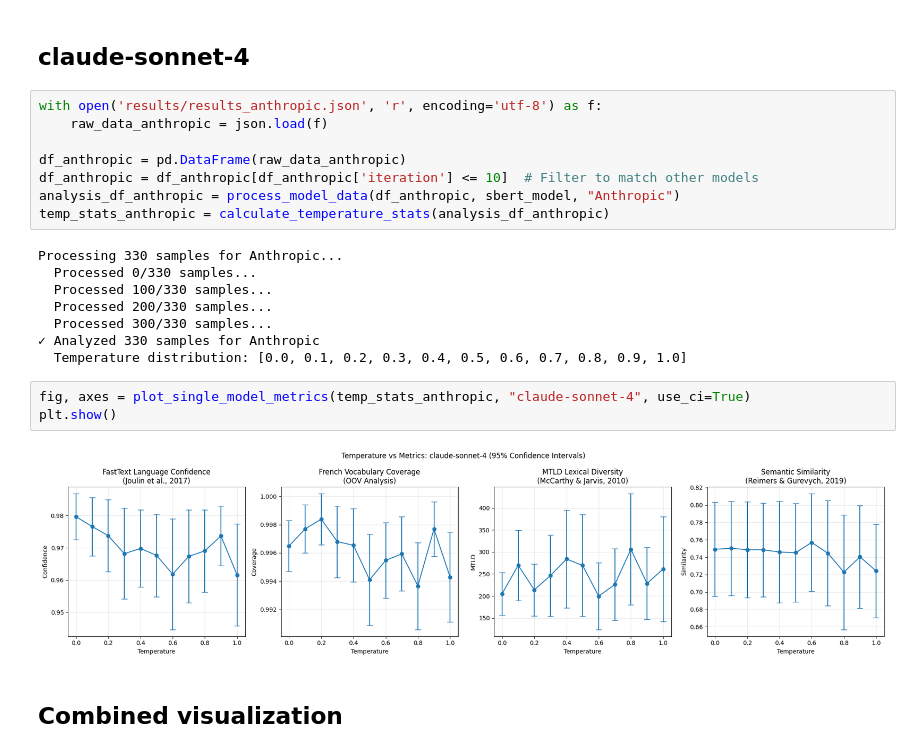
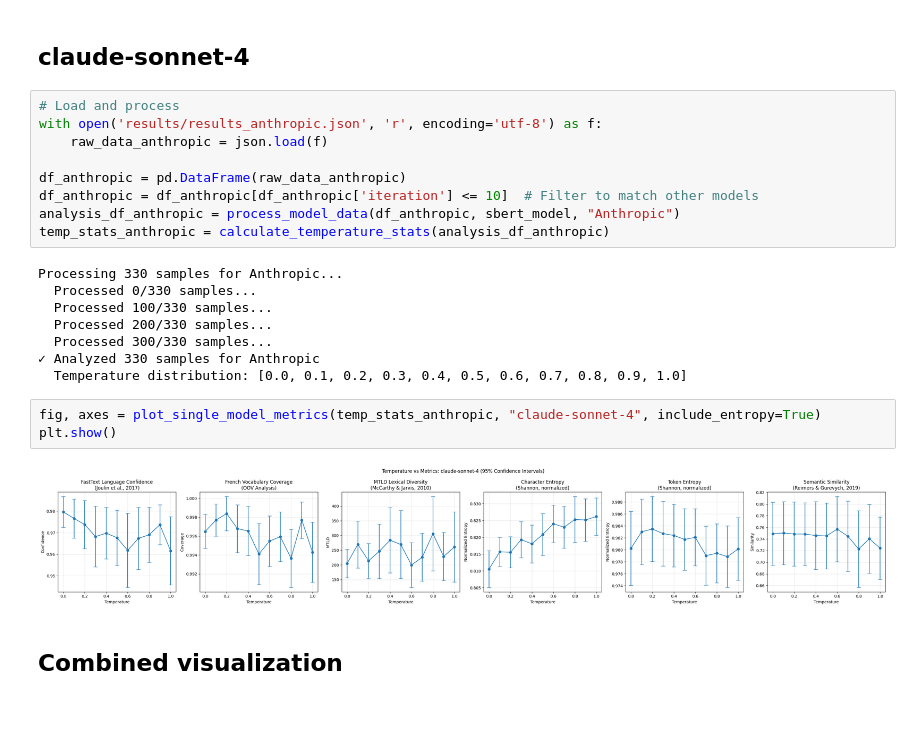
Before and after one commit to szkjn/temperature-impact-analysis, a Jupyter notebook: metrics.ipynb, the cells around one changed output. Saved outputs shown, nothing was run; the diff lists cells and outputs as text; blank space fills up the shorter version.

```diff
--- a/metrics.ipynb
+++ b/metrics.ipynb
@@ -66,6 +66,7 @@ plt.show()
 # %% [markdown]
 ## claude-sonnet-4
 # %%
+# Load and process
 with open('results/results_anthropic.json', 'r', encoding='utf-8') as f:
     raw_data_anthropic = json.load(f)
 
@@ -82,10 +83,10 @@ Processing 330 samples for Anthropic...
 ✓ Analyzed 330 samples for Anthropic
   Temperature distribution: [0.0, 0.1, 0.2, 0.3, 0.4, 0.5, 0.6, 0.7, 0.8, 0.9, 1.0]
 # %%
-fig, axes = plot_single_model_metrics(temp_stats_anthropic, "claude-sonnet-4", use_ci=True)
+fig, axes = plot_single_model_metrics(temp_stats_anthropic, "claude-sonnet-4", include_entropy=True)
 plt.show()
 # %% [output]
-[figure, old version]
+[figure, new version]
 # %% [markdown]
 ## Combined visualization
 # %%
```
Also changed, not shown: parts of 15 cells of this notebook, 1 other file.
